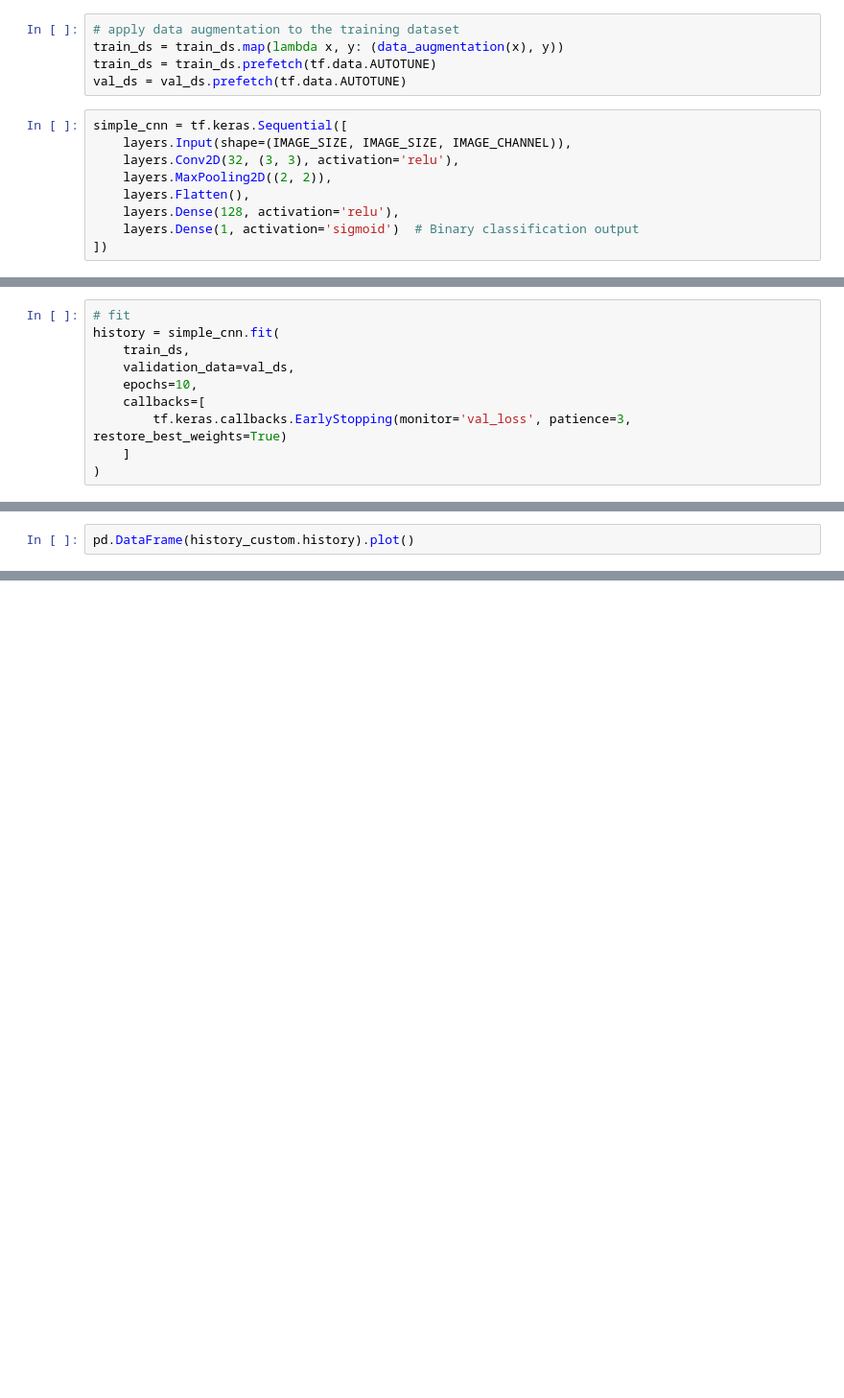
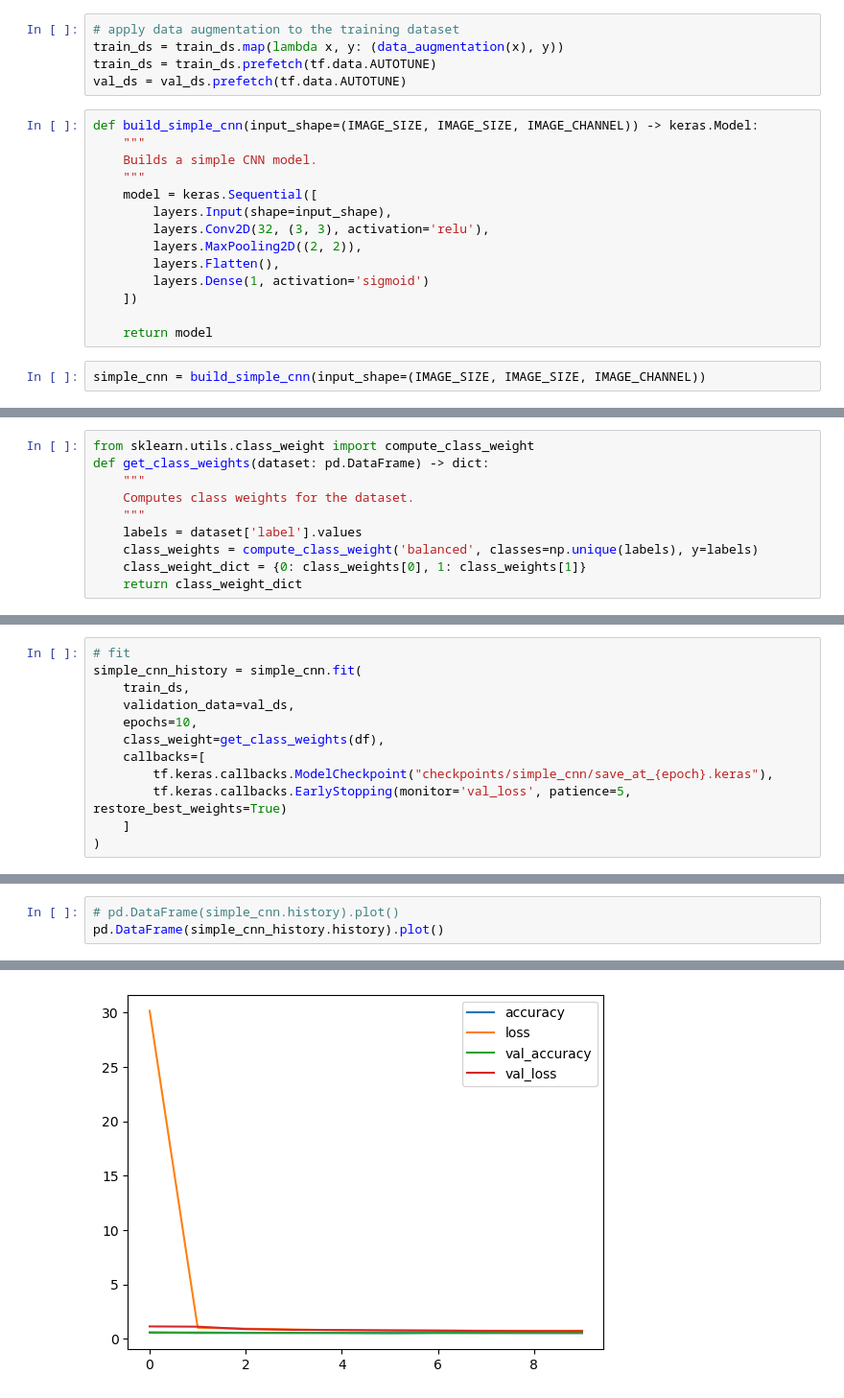
Before and after one commit to devmarkpro/histopathologic-cancer-detection, a Jupyter notebook: cancer-detection-cnn.ipynb, the cells around one changed output, grey strips where cells are left out. Shown at 96% size. Cells and saved outputs as stored; diff of their text form; blank space fills up the shorter version.

```diff
--- a/cancer-detection-cnn.ipynb
+++ b/cancer-detection-cnn.ipynb
@@ -207,15 +217,22 @@ for images, labels in train_ds.take(1):
 train_ds = train_ds.map(lambda x, y: (data_augmentation(x), y))
 train_ds = train_ds.prefetch(tf.data.AUTOTUNE)
 val_ds = val_ds.prefetch(tf.data.AUTOTUNE)
+# %%
+def build_simple_cnn(input_shape=(IMAGE_SIZE, IMAGE_SIZE, IMAGE_CHANNEL)) -> keras.Model:
+    """
+    Builds a simple CNN model.
+    """
+    model = keras.Sequential([
+        layers.Input(shape=input_shape),
+        layers.Conv2D(32, (3, 3), activation='relu'),
+        layers.MaxPooling2D((2, 2)),
+        layers.Flatten(),
+        layers.Dense(1, activation='sigmoid')
+    ])
+
+    return model
 # %%
-simple_cnn = tf.keras.Sequential([
-    layers.Input(shape=(IMAGE_SIZE, IMAGE_SIZE, IMAGE_CHANNEL)),
-    layers.Conv2D(32, (3, 3), activation='relu'),
-    layers.MaxPooling2D((2, 2)),
-    layers.Flatten(),
-    layers.Dense(128, activation='relu'),
-    layers.Dense(1, activation='sigmoid')  # Binary classification output
-])
+simple_cnn = build_simple_cnn(input_shape=(IMAGE_SIZE, IMAGE_SIZE, IMAGE_CHANNEL))
 # %%
 simple_cnn.compile(
     optimizer='adam',
@@ -224,0 +259,10 @@ simple_cnn.compile(
+# %%
+from sklearn.utils.class_weight import compute_class_weight
+def get_class_weights(dataset: pd.DataFrame) -> dict:
+    """
+    Computes class weights for the dataset.
+    """
+    labels = dataset['label'].values
+    class_weights = compute_class_weight('balanced', classes=np.unique(labels), y=labels)
+    class_weight_dict = {0: class_weights[0], 1: class_weights[1]}
+    return class_weight_dict
@@ -225,11 +292,13 @@ simple_cnn.compile(
 # %%
 # fit
-history = simple_cnn.fit(
+simple_cnn_history = simple_cnn.fit(
     train_ds,
     validation_data=val_ds,
     epochs=10,
+    class_weight=get_class_weights(df),
     callbacks=[
-        tf.keras.callbacks.EarlyStopping(monitor='val_loss', patience=3, restore_best_weights=True)
+        tf.keras.callbacks.ModelCheckpoint("checkpoints/simple_cnn/save_at_{epoch}.keras"),
+        tf.keras.callbacks.EarlyStopping(monitor='val_loss', patience=5, restore_best_weights=True)
     ]
 )
 # %% [output]
@@ -460,2 +351,4 @@ predict_and_save_submission(simple_cnn, "simple_cnn", test_ds, output_dir='./sub
 # %%
-pd.DataFrame(history_custom.history).plot()
+# pd.DataFrame(simple_cnn.history).plot()
+pd.DataFrame(simple_cnn_history.history).plot()
+# %% [output]
@@ -461,0 +356 @@ pd.DataFrame(history_custom.history).plot()
+[figure, added]
```
Also changed, not shown: parts of 30 cells of this notebook, 7 other files.
